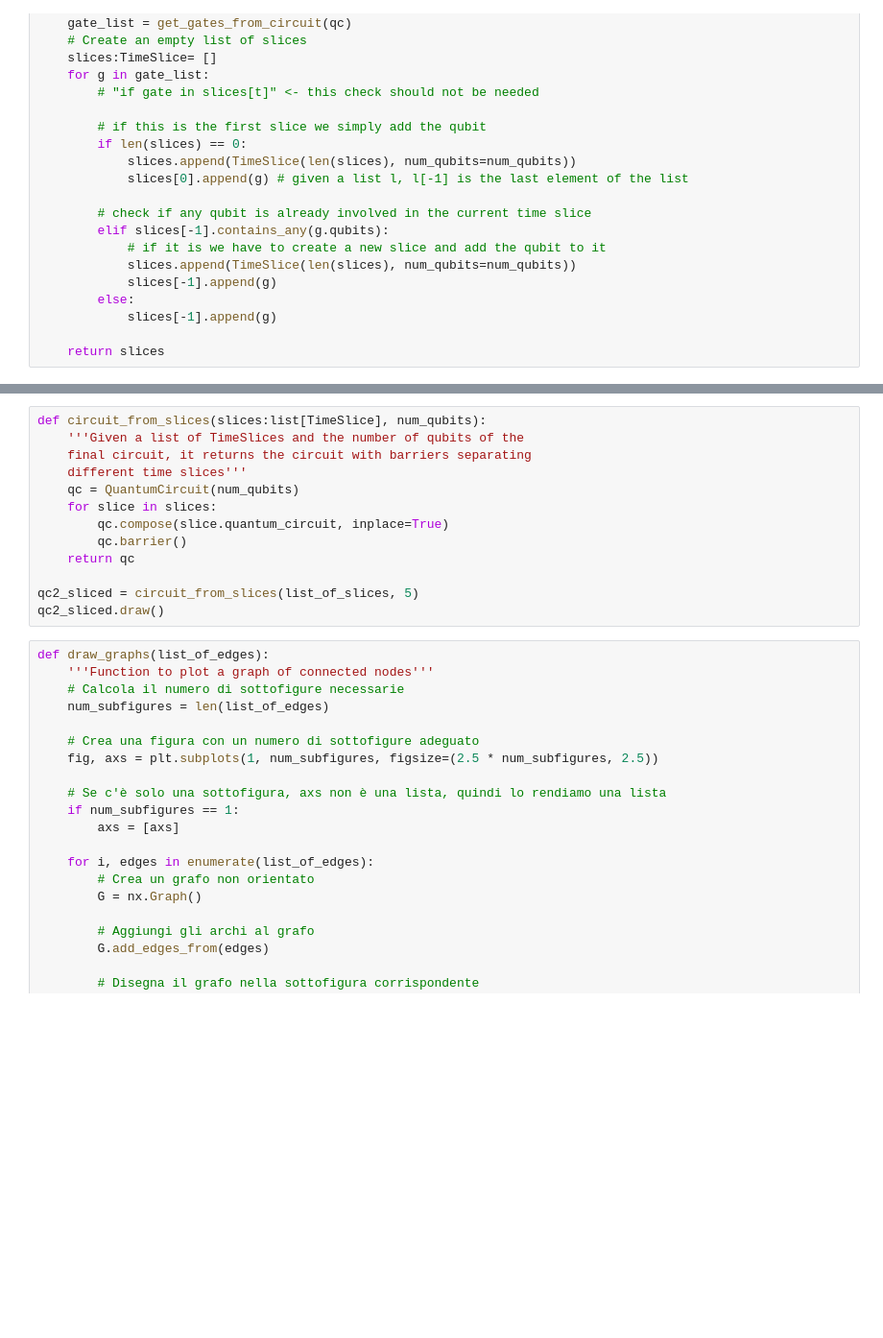
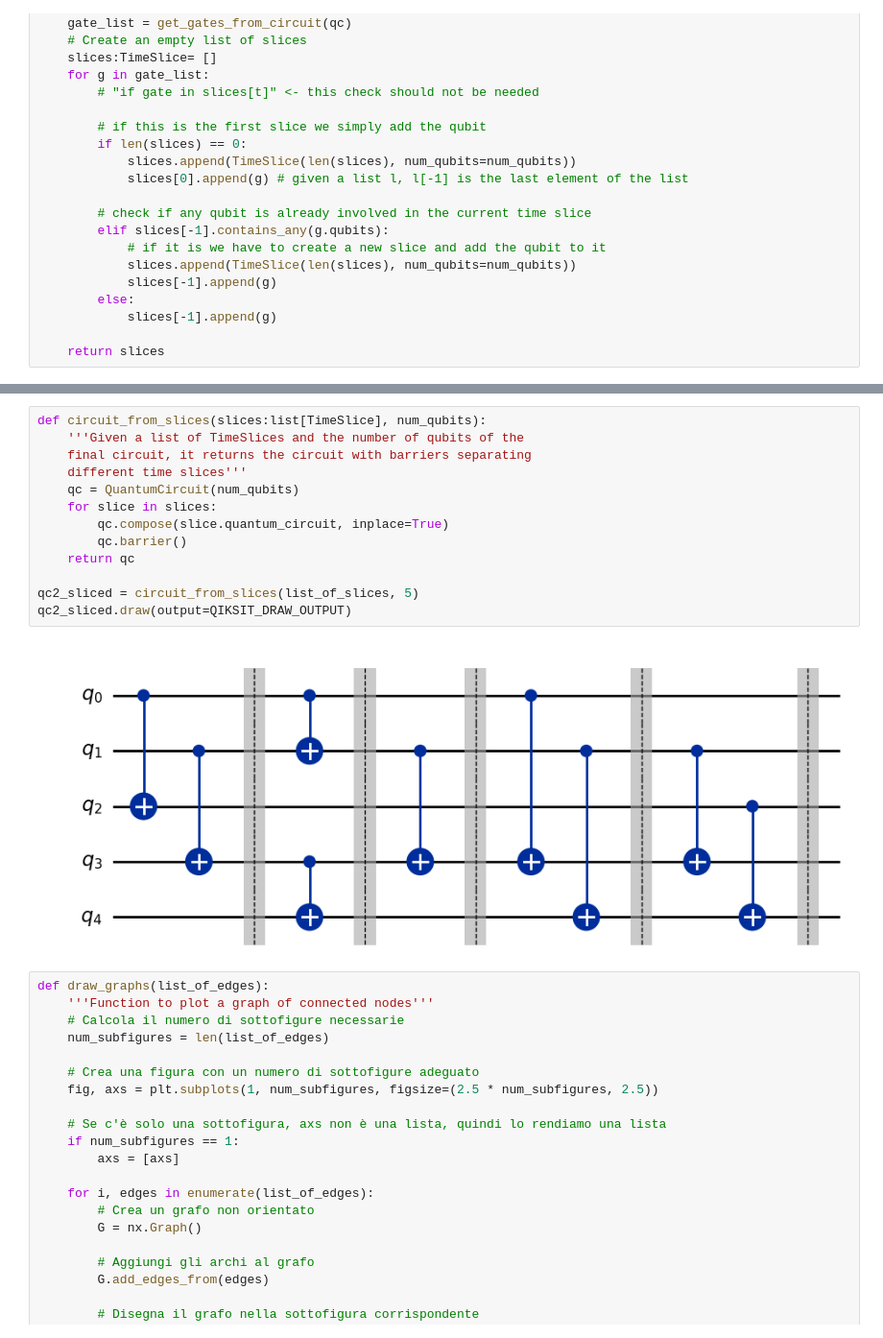
Before and after one commit to gamberoillecito/Mapping-quantum-circuits-to-modular-architectures-with-QUBO, a Jupyter notebook: project.ipynb, the cells around one changed output, grey strips where cells are left out. Shown: that part at 96% size. Saved outputs shown, nothing was run; the diff lists cells and outputs as text; blank space fills up the shorter version.

```diff
--- a/project.ipynb
+++ b/project.ipynb
@@ -240,16 +282,18 @@ list_of_slices[0].quantum_circuit.draw()
 # %%
 def circuit_from_slices(slices:list[TimeSlice], num_qubits):
     '''Given a list of TimeSlices and the number of qubits of the
     final circuit, it returns the circuit with barriers separating
     different time slices'''
     qc = QuantumCircuit(num_qubits)
     for slice in slices:
         qc.compose(slice.quantum_circuit, inplace=True)
         qc.barrier()
     return qc
 
 qc2_sliced = circuit_from_slices(list_of_slices, 5)
-qc2_sliced.draw()
+qc2_sliced.draw(output=QIKSIT_DRAW_OUTPUT)
+# %% [output]
+[figure, added]
 # %%
 def draw_graphs(list_of_edges):
     '''Function to plot a graph of connected nodes'''
```
Also changed, not shown: parts of 20 cells of this notebook, 2 other files.
